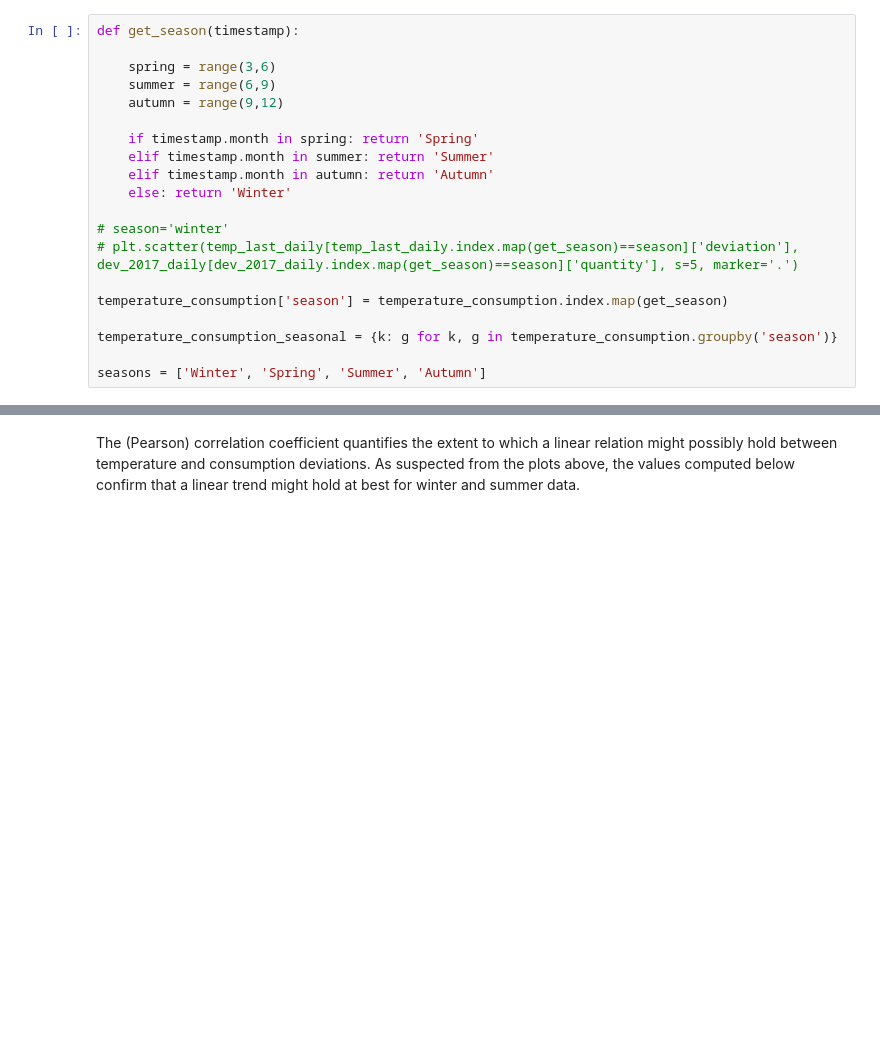
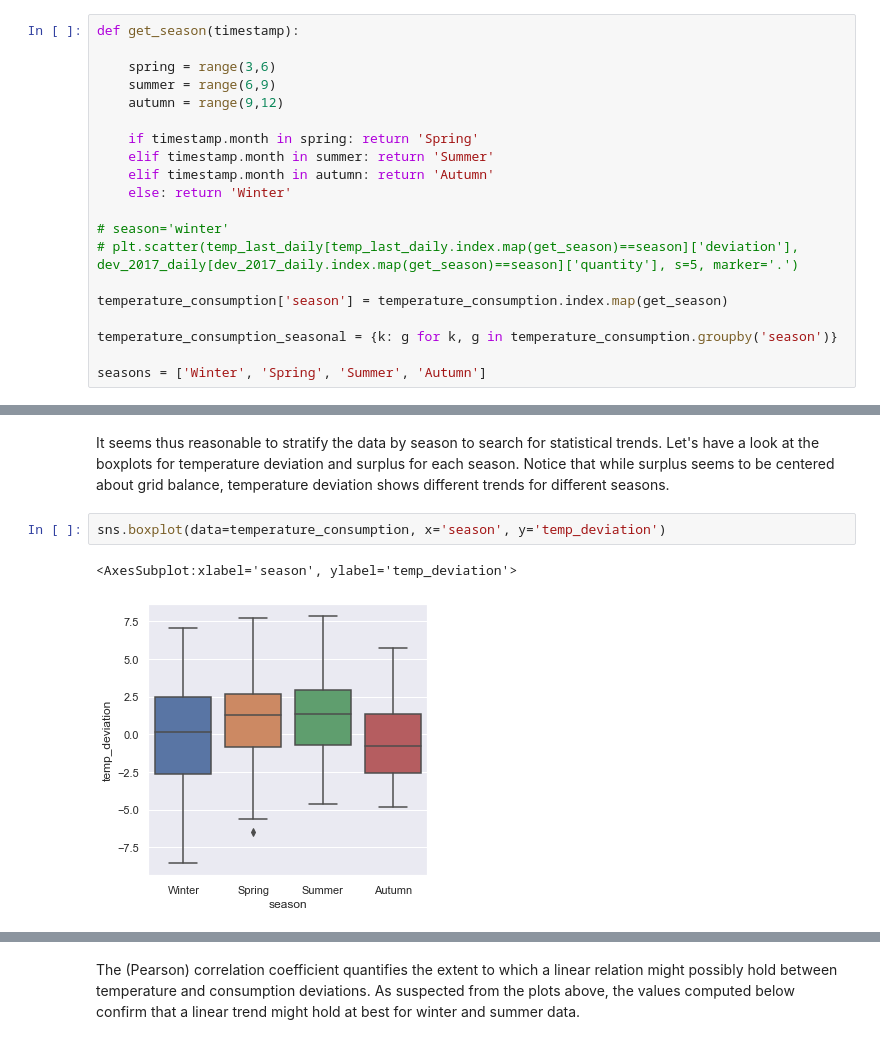
Before and after one commit to camilo-s/Aufgabe, a Jupyter notebook: aufgabe_draft.ipynb, the cells around one changed output, grey strips where cells are left out. Cells and saved outputs as stored; diff of their text form; blank space fills up the shorter version.

```diff
--- a/aufgabe_draft.ipynb
+++ b/aufgabe_draft.ipynb
@@ -851,0 +877,7 @@ seasons = ['Winter', 'Spring', 'Summer', 'Autumn']
+# %% [markdown]
+It seems thus reasonable to stratify the data by season to search for statistical trends. Let's have a look at the boxplots for temperature deviation and surplus for each season. Notice that while surplus seems to be centered about grid balance, temperature deviation shows different trends for different seasons.
+# %%
+sns.boxplot(data=temperature_consumption, x='season', y='temp_deviation')
+# %% [output]
+<AxesSubplot:xlabel='season', ylabel='temp_deviation'>
+[figure, added]
```
Also changed, not shown: parts of 33 cells of this notebook.
